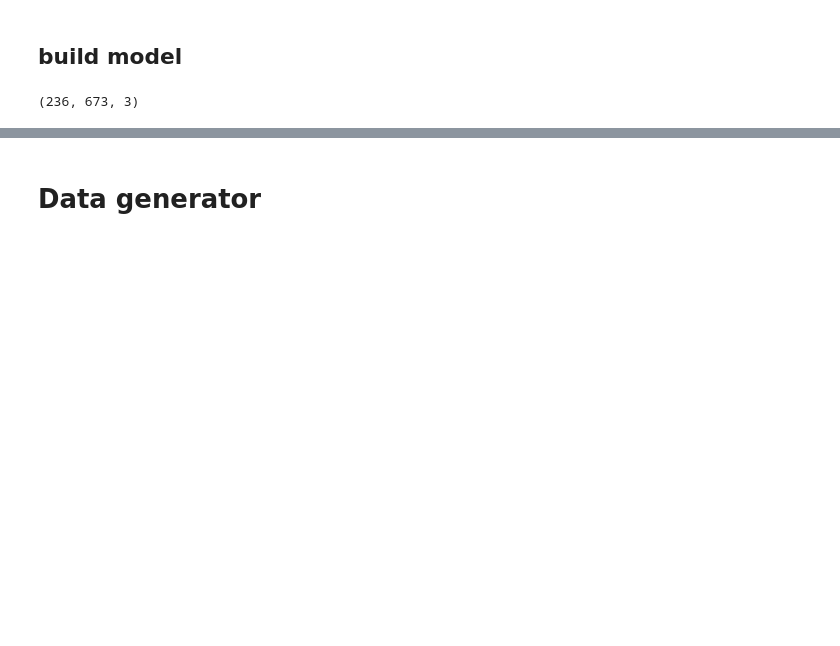
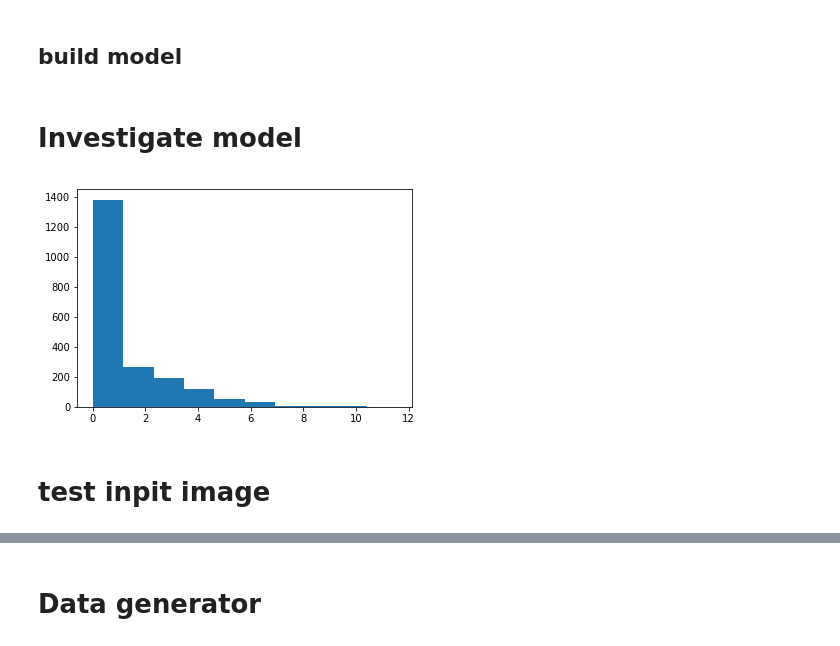
Before and after one commit to dmitrysarov/resnet50_autoencoder, a Jupyter notebook: make_autoencoder.ipynb, the cells around one changed output, grey strips where cells are left out. Cells and saved outputs as stored; diff of their text form; code cells hidden in the pictures; blank space fills up the shorter version.

```diff
--- a/make_autoencoder.ipynb
+++ b/make_autoencoder.ipynb
@@ -193,6 +195,8 @@ def set_trainable(model):
     for layer in model.layers:
         if not layer.name.startswith('upsample'):
             layer.trainable = False
+        if 'bn' in layer.name:
+            layer.trainable = True
     return model
 # %% [markdown]
 ## build model
@@ -242,0 +247,13 @@ model.compile(optimizer=Adam(lr=1e-5), loss=dice_coef_loss, metrics=[dice_coef])
+# %% [markdown]
+# Investigate model
+# %%
+temp_model = Model(inputs=inputs, outputs=x_dense)
+temp_model = set_trainable(temp_model)
+temp_model.compile(optimizer=SGD(lr=1e-3), loss='mse')
+# %%
+pred_dense = temp_model.predict(input_image[np.newaxis,...])
+# %%
+plt.hist(pred_dense[0])
+plt.show()
+# %% [output]
+[figure, added]
@@ -243 +262,3 @@ model.compile(optimizer=Adam(lr=1e-5), loss=dice_coef_loss, metrics=[dice_coef])
+# %% [markdown]
+# test inpit image
 # %%
@@ -246,5 +269 @@ input_image = preprocess_input(input_image, mode='tf')
-# %%
-input_image.shape
-# %% [output]
-(236, 673, 3)
 # %%
```
Also changed, not shown: parts of 23 cells of this notebook, 4 other files.
